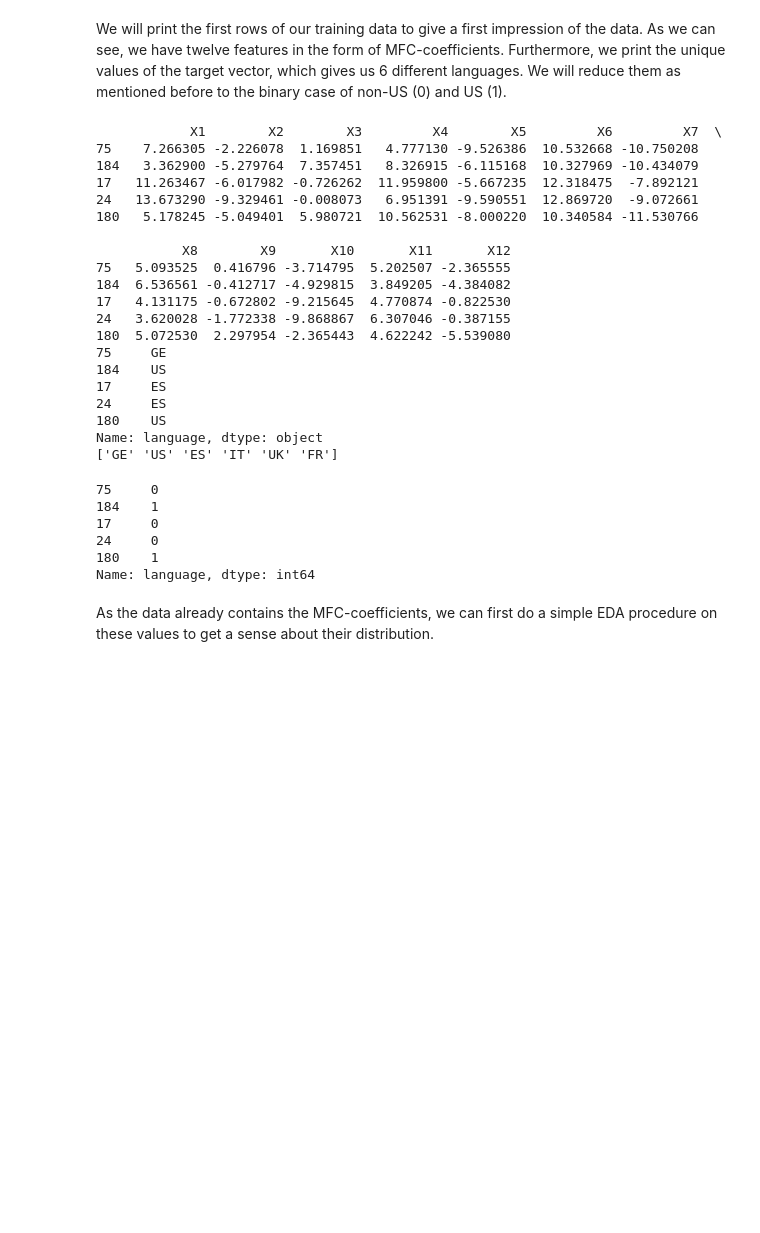
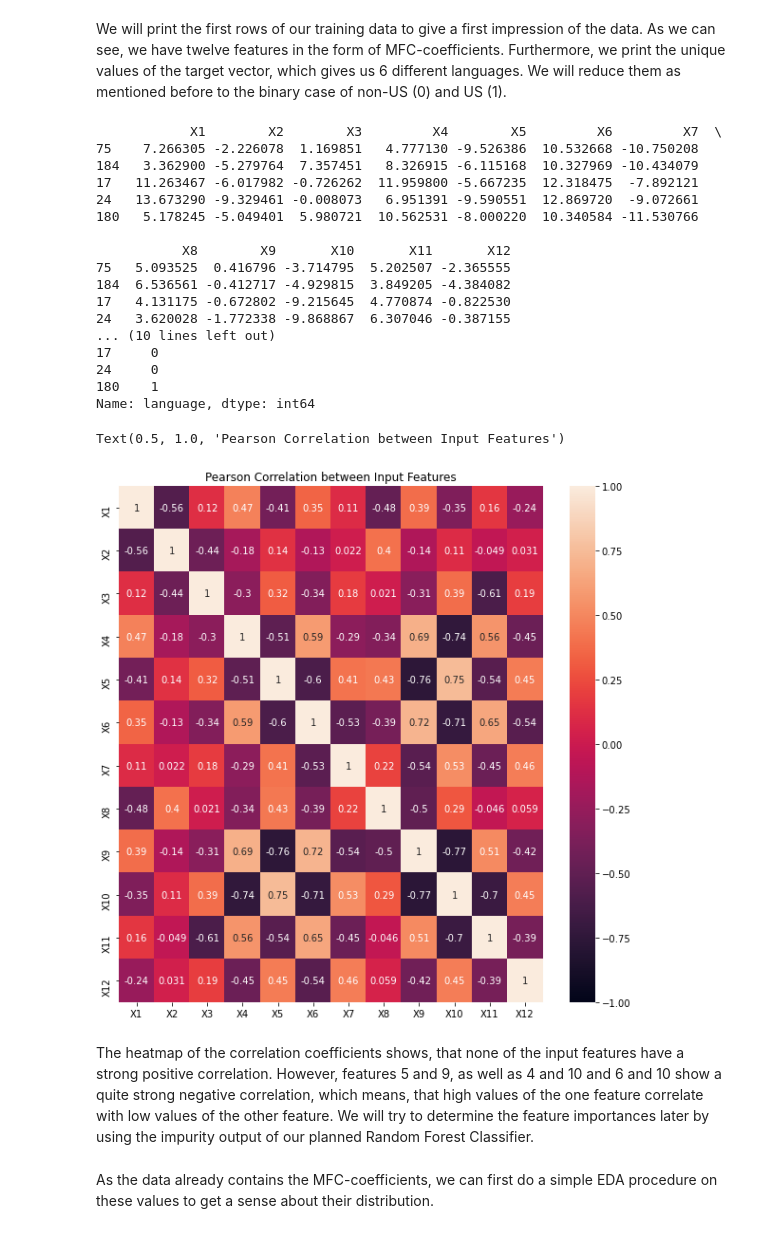
Before and after one commit to patsop/DTSA_5509, a Jupyter notebook: 230601_DTSA5509_Final_Project_Report.ipynb, the cells around one changed output. Drawn from its saved outputs; the diff is of its cells as text; code cells hidden in the pictures; blank space fills up the shorter version.

```diff
--- a/230601_DTSA5509_Final_Project_Report.ipynb
+++ b/230601_DTSA5509_Final_Project_Report.ipynb
@@ -40,39 +43,37 @@ We will print the first rows of our training data to give a first impression of
 # %%
 print(X_train.head())
 print(y_train.head())
 print(y_train.unique())
 y_train = y_train.replace(to_replace=["UK","FR","IT",'GE','ES'],value=0)
 y_train = y_train.replace(to_replace="US",value=1)
 y_test = y_test.replace(to_replace=["UK","FR","IT",'GE','ES'],value=0)
 y_test = y_test.replace(to_replace="US",value=1)
-y_train.head()
+print(y_train.head())
+fig, ax = plt.subplots(figsize=(10,10))
+sns.heatmap(X_train.corr(),annot=True,vmin=-1,vmax=1)
+plt.title('Pearson Correlation between Input Features')
 # %% [output]
             X1        X2        X3         X4        X5         X6         X7  \
 75    7.266305 -2.226078  1.169851   4.777130 -9.526386  10.532668 -10.750208
 184   3.362900 -5.279764  7.357451   8.326915 -6.115168  10.327969 -10.434079
 17   11.263467 -6.017982 -0.726262  11.959800 -5.667235  12.318475  -7.892121
 24   13.673290 -9.329461 -0.008073   6.951391 -9.590551  12.869720  -9.072661
 180   5.178245 -5.049401  5.980721  10.562531 -8.000220  10.340584 -11.530766
 
            X8        X9       X10       X11       X12
 75   5.093525  0.416796 -3.714795  5.202507 -2.365555
 184  6.536561 -0.412717 -4.929815  3.849205 -4.384082
 17   4.131175 -0.672802 -9.215645  4.770874 -0.822530
 24   3.620028 -1.772338 -9.868867  6.307046 -0.387155
-180  5.072530  2.297954 -2.365443  4.622242 -5.539080
-75     GE
-184    US
-17     ES
-24     ES
-180    US
-Name: language, dtype: object
-['GE' 'US' 'ES' 'IT' 'UK' 'FR']
+... (10 lines left out)
+17     0
+24     0
+180    1
+Name: language, dtype: int64
-75     0
-184    1
-17     0
-24     0
-180    1
-Name: language, dtype: int64
+Text(0.5, 1.0, 'Pearson Correlation between Input Features')
+[figure, added]
+# %% [markdown]
+The heatmap of the correlation coefficients shows, that none of the input features have a strong positive correlation. However, features 5 and 9, as well as 4 and 10 and 6 and 10 show a quite strong negative correlation, which means, that high values of the one feature correlate with low values of the other feature. We will try to determine the feature importances later by using the impurity output of our planned Random Forest Classifier.
 # %% [markdown]
 As the data already contains the MFC-coefficients, we can first do a simple EDA procedure on these values to get a sense about their distribution.
 # %%
```
Also changed, not shown: parts of 13 cells of this notebook, 1 other file.
